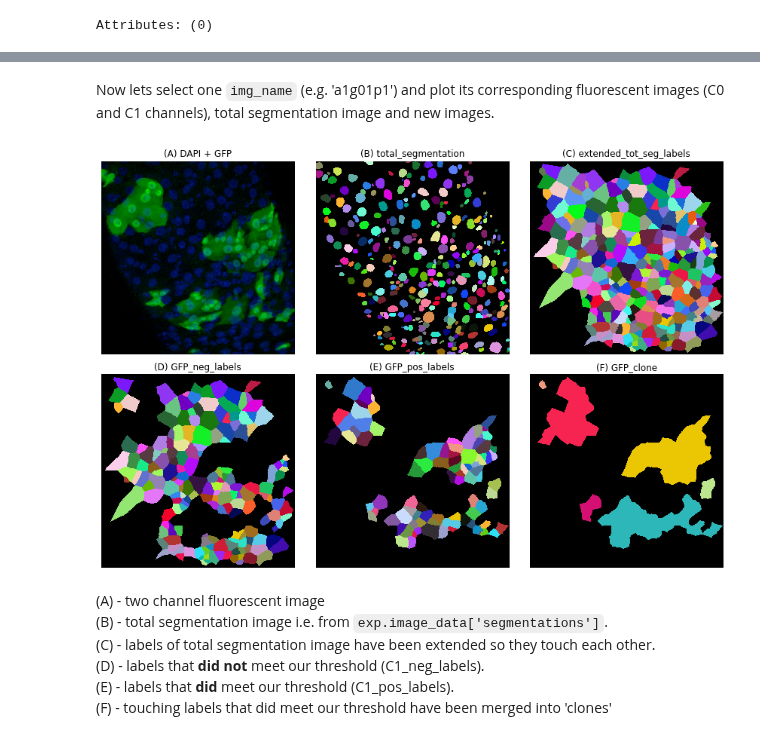
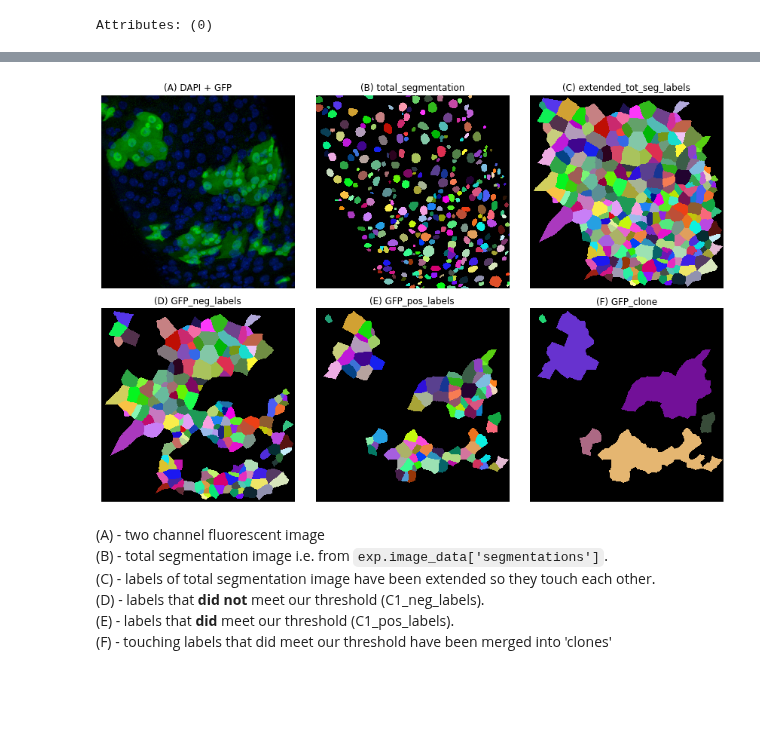
Before and after one commit to morriso1/clonedetective, a Jupyter notebook: 03_Tutorial_Walkthrough.ipynb, the cells around one changed output, grey strips where cells are left out. Saved outputs shown, nothing was run; the diff lists cells and outputs as text; code cells hidden in the pictures; blank space fills up the shorter version.

```diff
--- a/03_Tutorial_Walkthrough.ipynb
+++ b/03_Tutorial_Walkthrough.ipynb
@@ -353,26 +354,0 @@ Below is a little function to help with plotting:
-# %%
-def plot_new_images(
-    images, label_letter, label_text, figure_shape, colorbar=False, **kwargs,
-):
-    fig, ax = plt.subplots(
-        nrows=figure_shape[0],
-        ncols=figure_shape[1],
-        figsize=(figure_shape[1] * 4, figure_shape[0] * 4),
-    )
-
-    for (img, ax, letter, text) in zip(
-        images, ax.flatten(), label_letter, label_text
-    ):
-        im = ax.imshow(img, **kwargs)
-        ax.set_title(f"({letter}) {text}")
-        ax.axis("off")
-
-    if colorbar:
-        fig2, cax = plt.subplots(figsize=(figure_shape[1], 1))
-        plt.colorbar(im, cax=cax, orientation="horizontal")
-        cax.set_title("number of neighbours")
-        fig.axes.append(cax)
-
-    plt.tight_layout()
-# %% [markdown]
-Now lets select one `img_name` (e.g. 'a1g01p1') and plot its corresponding fluorescent images (C0 and C1 channels), total segmentation image and new images.
@@ -408,14 +379,14 @@ new_map = matplotlib.colors.ListedColormap(colors)
 # %%
 plot_new_images(
     img_to_plot[:6],
+    text_labels[:6],
     "ABCDEF",
-    text_labels[:6],
     figure_shape=(2, 3),
-    cmap=new_map,
+    vmax=np.unique(img_to_plot[1]).shape[0],
     interpolation="none",
 )
 # %% [output]
-[figure, old version]
+[figure, new version]
 # %% [markdown]
 (A) - two channel fluorescent image
 (B) - total segmentation image i.e. from `exp.image_data['segmentations']`.
```
Also changed, not shown: parts of 10 cells of this notebook, 10 other files.
